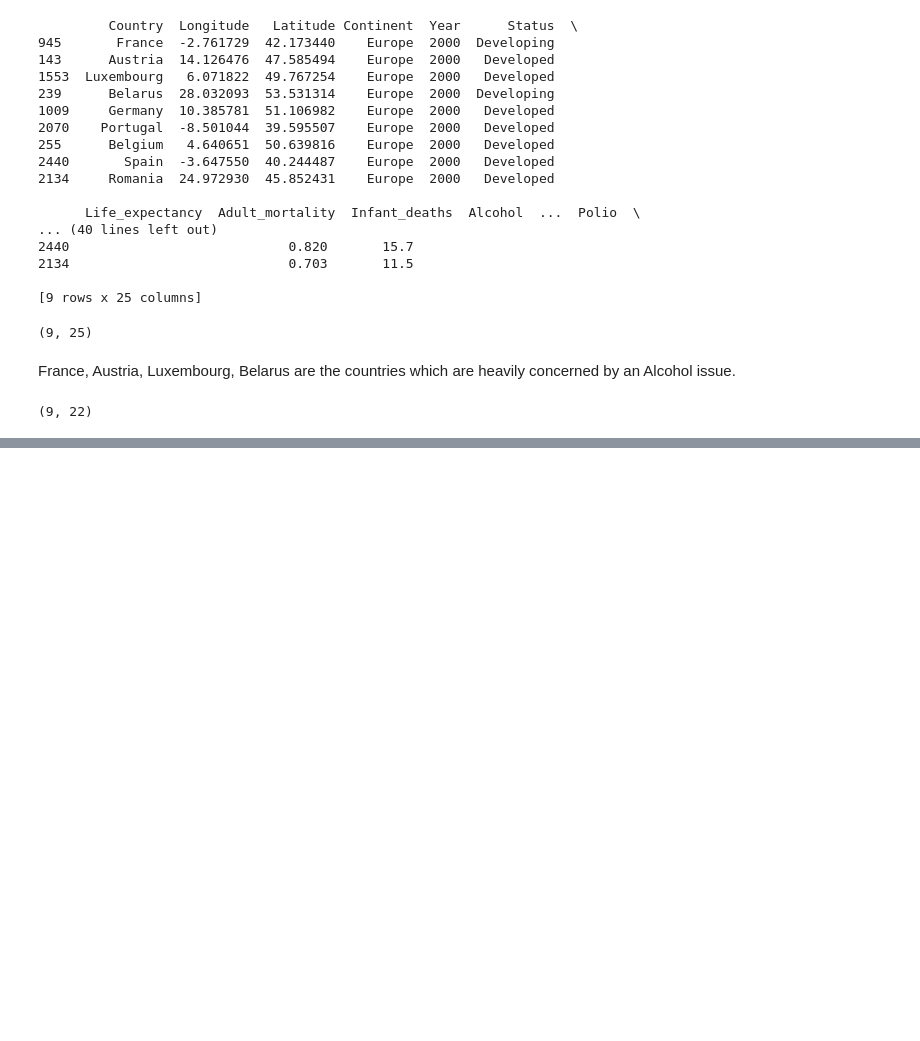
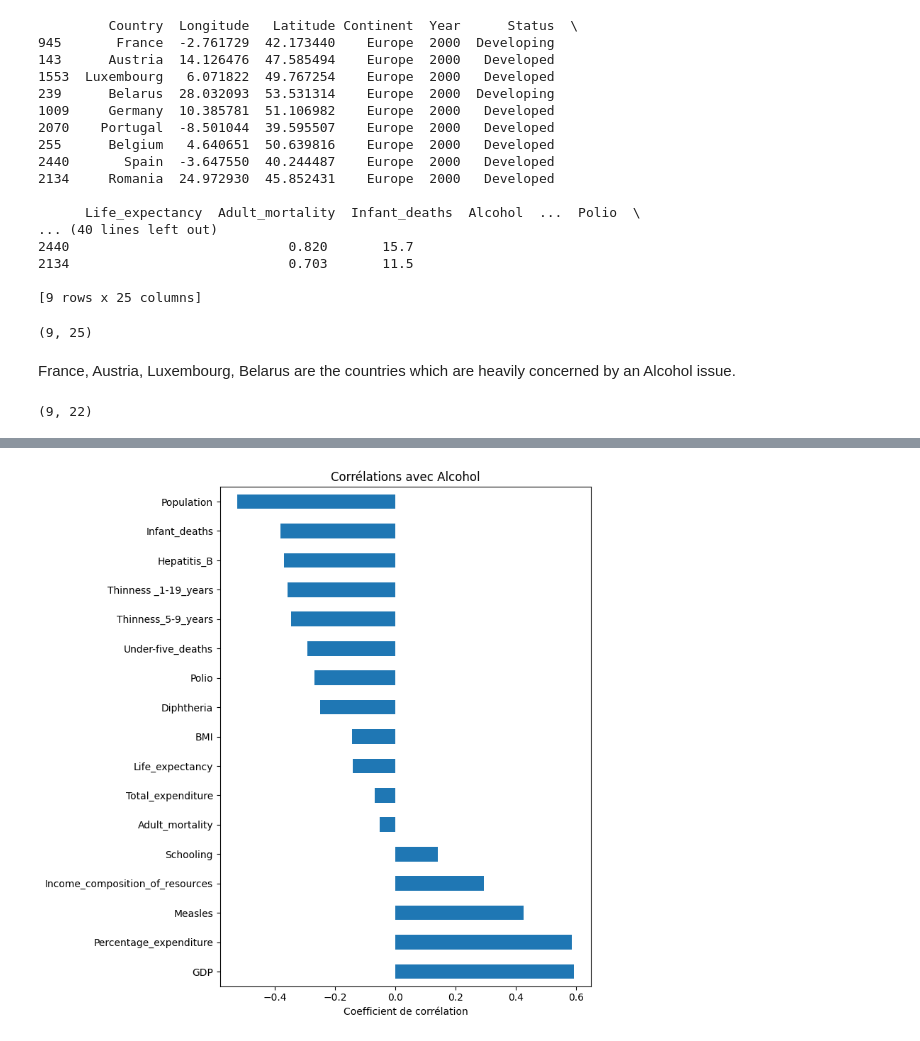
Before and after one commit to BALAKUMARKalai/TP_ML, a Jupyter notebook: TP1_Clustering.ipynb, the cells around one changed output, grey strips where cells are left out. Drawn from its saved outputs; the diff is of its cells as text; code cells hidden in the pictures; blank space fills up the shorter version.

```diff
--- a/TP1_Clustering.ipynb
+++ b/TP1_Clustering.ipynb
@@ -746,0 +751,10 @@ plt.show()
+# %%
+correlation_alcohol = df_alc_simp.corr()['Alcohol'].sort_values(ascending = False)
+plt.figure(figsize=(8, 8))
+correlation_alcohol.drop('Alcohol').plot(kind='barh')
+plt.title('Corrélations avec Alcohol')
+plt.xlabel('Coefficient de corrélation')
+plt.tight_layout()
+plt.show()
+# %% [output]
+[figure, added]
```
Also changed, not shown: parts of 14 cells of this notebook.
